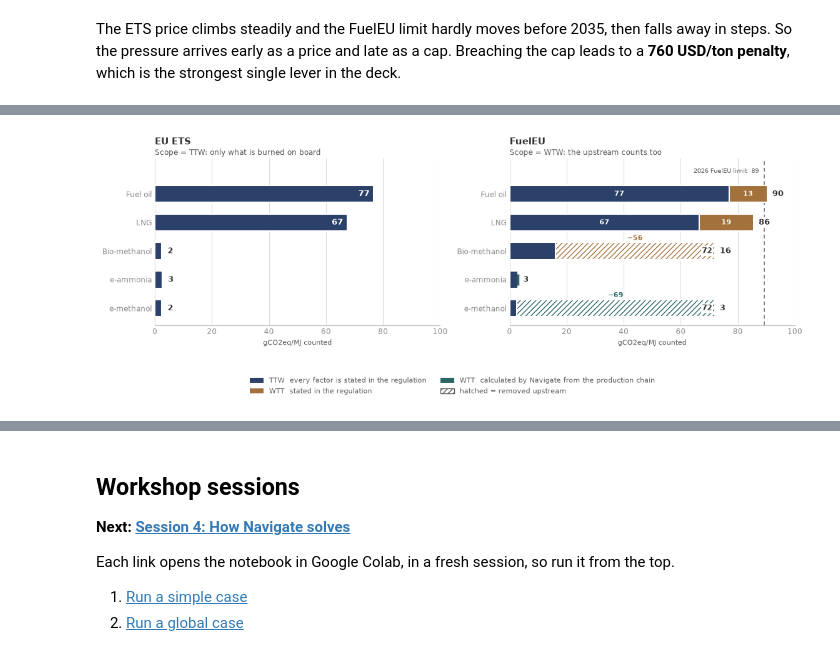
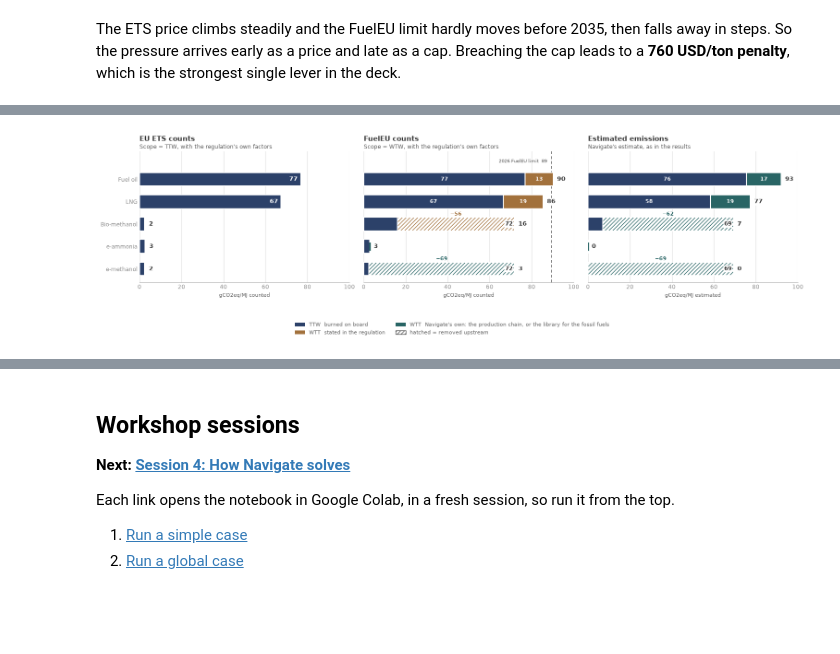
Before and after one commit to zerocarbonshipping/navigate-zcs, a Jupyter notebook: docs/workshop/03-how-a-navigate-model-is-built.ipynb, the cells around one changed output, grey strips where cells are left out. Saved outputs shown, nothing was run; the diff lists cells and outputs as text; code cells hidden in the pictures; blank space fills up the shorter version.

```diff
--- a/docs/workshop/03-how-a-navigate-model-is-built.ipynb
+++ b/docs/workshop/03-how-a-navigate-model-is-built.ipynb
@@ -1108,25 +872,5 @@ fig.legend(*ax1.get_legend_handles_labels(), loc="lower center", ncol=5,
            fontsize=8, frameon=False, labelcolor=SUBINK)
 fig.tight_layout(rect=(0, 0.08, 1, 1))
 plt.show()
-
-# What each step needs per ton of what it makes, at the first year.
-print("Additional input data")
-_rows = []
-for process, label, _colour in _STEPS + [("methanol_synthesis_bio_gasification", "bio-methanol synthesis", None)]:
-    node = manager.nodes.processes[process]
-    feeds = ", ".join(f"{scalar(c):.2f} t {f.get_name()}" for f, c in zip(node.feeds, node.conversions))
-    lifetime = _region.get_process_lifetime(process)
-    _rows.append({"step": label,
-                  "inputs per t of output": feeds,
-                  "electricity (MWh/t)": scalar(_region.get_process_energy(process)),
-                  "life (yr)": scalar(lifetime) if lifetime is not None else "plant's"})
-display(pd.DataFrame(_rows).set_index("step"))
-
-print("Bio-methanol is costed per ton, not by size: "
-      f"CAPEX {scalar(_region.get_process_CAPEX(_bio), 0.):,.0f} USD per t/yr of capacity in 2026, "
-      f"fixed OPEX {scalar(_region.get_process_OPEX(_bio)):,.0f} USD/yr per t/yr.")
-print("Feedstock prices (USD/t): " + ", ".join(
-    f"{f} {scalar(_region.get_feedstock_cost(f)):,.0f}"
-    for f in ("carbon_dioxide_biogenic", "feedstock_biomethanol_gasification", "demineralized_water")))
 # %% [output]
 [figure]
@@ -1425,20 +1235,57 @@ def counted_intensity(regulation, fuel_name):
     return ttw, wtt, source
 
 
+from navigate.bunker.vessel_setup import calculate_emission_factor_TTW
+
+LIFETIME = manager.general_nodes.model_definition.get_emissions_lifetime()
+ROTTERDAM = manager.nodes.ports["rotterdam"]
+
+
+def emitted_intensity(fuel_name):
+    """What burning `fuel_name` emits, as Navigate estimates it in its results.
+
+    Returns (TTW, WTT, source) in gCO2eq/MJ. TTW is the fuel's own factors, burned in
+    the main engine of the ship that runs on it, slip included, as the run computes
+    it. WTT is the fuel's upstream emissions in the first year: its production chain
+    (as in modelled_wtt above), or, for the two fossil fuels, which have none, the
+    library's figure the port applies. Both use the library's warming potentials over
+    EmissionsLifetime years, as the results do.
+    """
+    fuel = manager.nodes.fuels[fuel_name]
+    lhv = factor(fuel.lower_heating_value)
+    vessel = next(v for v in manager.nodes.vessels.values()
+                  if fuel.fuel_type in v.power_system.propulsion.main_fuel_types)
+    ttw = wtt = 0.
+    for name, emission in manager.nodes.emissions.items():
+        gwp = float(emission.global_warming_potential.get(LIFETIME))
+        ttw += calculate_emission_factor_TTW(vessel, vessel.power_system.propulsion,
+                                             fuel, emission, 0) * gwp / lhv * 1e3
+        upstream = modelled_wtt(fuel_name, name)
+        if upstream is None:
+            upstream = float(ROTTERDAM.expectation.get_bunker_WTT(fuel_name, name, 0))
+        wtt += upstream * gwp / lhv * 1e3
+    return ttw, wtt, "navigate"
+
+
 from matplotlib.patches import Patch
 
-fig, axes = plt.subplots(1, 2, figsize=(11.5, 4.4), sharex=True)
-PANELS = [("eu_ets", "EU ETS", "Scope = TTW: only what is burned on board"),
-          ("fuel_eu", "FuelEU", "Scope = WTW: the upstream counts too")]
+fig, axes = plt.subplots(1, 3, figsize=(15.5, 4.6), sharex=True, sharey=True)
+PANELS = [("eu_ets", "EU ETS counts", "Scope = TTW, with the regulation's own factors"),
+          ("fuel_eu", "FuelEU counts", "Scope = WTW, with the regulation's own factors"),
+          (None, "Estimated emissions", "Navigate's estimate, as in the results")]
 LABEL_BOX = dict(boxstyle="square,pad=0.15", fc="white", ec="none")
 LABEL_MIN = 10          # a bar narrower than this cannot hold a number
 
 for ax, (reg_name, title, subtitle) in zip(axes, PANELS):
-    reg = manager.nodes.regulations[reg_name]
-    counts_wtt = str(reg.scope).endswith("WTW")
+    if reg_name is None:
+        counts_wtt, intensity = True, emitted_intensity
+    else:
+        reg = manager.nodes.regulations[reg_name]
+        counts_wtt = str(reg.scope).endswith("WTW")
+        intensity = lambda fuel, reg=reg: counted_intensity(reg, fuel)
 
     for i, fuel in enumerate(ORDER):
-        ttw, wtt, source = counted_intensity(reg, fuel)
+        ttw, wtt, source = intensity(fuel)
         net = ttw + wtt if counts_wtt else ttw
         colour = ORANGE if source == "regulation" else GREEN
 
@@ -1503,36 +1350,38 @@ for ax, (reg_name, title, subtitle) in zip(axes, PANELS):
             # with a single part, the total is its number
             ax.annotate(f"{shown_ttw + shown_wtt}", (max(ttw, net), i), xytext=(6, 0),
                         textcoords="offset points", va="center", fontsize=9,
                         color=INK, fontweight="bold", zorder=6, bbox=LABEL_BOX)
 
-    if counts_wtt:
+    if reg_name == "fuel_eu":
         limit = factor(manager.nodes.forecasts["fuel_eu_target_reduction"])
         ax.axvline(limit, color=SUBINK, lw=1.1, ls=(0, (4, 3)), zorder=2)
         ax.annotate(f"2026 FuelEU limit  {limit:.0f}", (limit - 2, -.8),
                     fontsize=7.5, color=SUBINK, ha="right", va="center")
 
     ax.set_title(title, fontsize=11, color=INK, loc="left", pad=16, fontweight="bold")
     ax.annotate(subtitle, (0, 1.02), xycoords="axes fraction", fontsize=8.5, color=SUBINK)
-    ax.set_xlabel("gCO2eq/MJ counted", fontsize=8, color=SUBINK)
+    ax.set_xlabel("gCO2eq/MJ " + ("estimated" if reg_name is None else "counted"),
+                  fontsize=8, color=SUBINK)
     ax.set_xlim(0, 100)
     ax.set_ylim(len(ORDER) - .4, -1.25)
     ax.set_yticks(range(len(ORDER)), [FUEL_LABEL[f] for f in ORDER])
     ax.grid(axis="x", color=GRID, lw=.8)
     ax.set_axisbelow(True)
     ax.tick_params(colors=TICK, labelsize=8.5, length=0)
     for side in ("top", "right", "left"):
         ax.spines[side].set_visible(False)
     ax.spines["bottom"].set_color(AXIS)
 
-fig.legend(handles=[Patch(facecolor=BLUE, label="TTW  every factor is stated in the regulation"),
+fig.legend(handles=[Patch(facecolor=BLUE, label="TTW  burned on board"),
                     Patch(facecolor=ORANGE, label="WTT  stated in the regulation"),
-                    Patch(facecolor=GREEN, label="WTT  calculated by Navigate from the production chain"),
+                    Patch(facecolor=GREEN, label="WTT  Navigate's own: the production chain, "
+                                                "or the library for the fossil fuels"),
                     Patch(facecolor="white", edgecolor=SUBINK, hatch="////",
                           label="hatched = removed upstream")],
            fontsize=8, frameon=False, labelcolor=SUBINK, ncol=2,
            loc="lower center", bbox_to_anchor=(.5, .005))
 fig.tight_layout(rect=(0, .17, 1, 1))
 plt.show()
 # %% [output]
-[figure, old version]
+[figure, new version]
 # %% [markdown]
```
Also changed, not shown: parts of 62 cells of this notebook, 18 other files.
